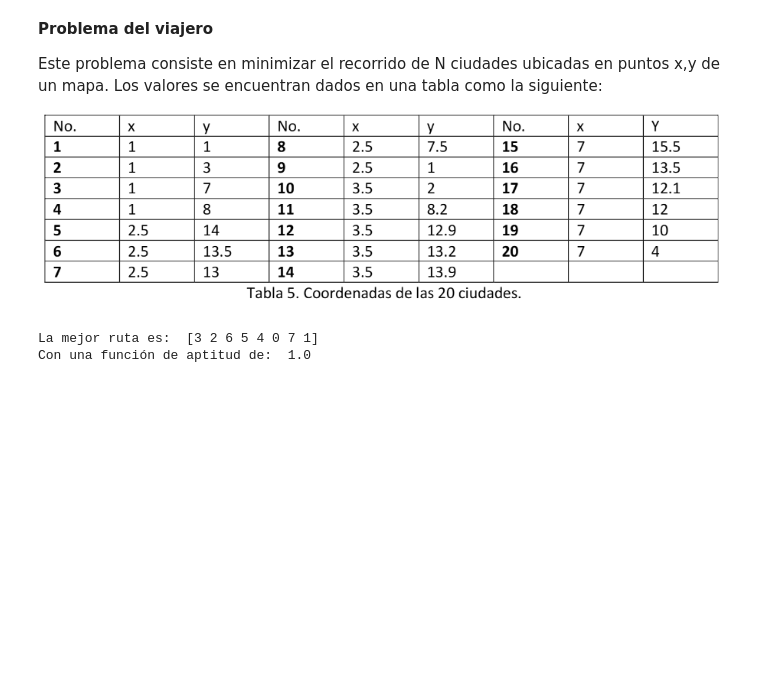
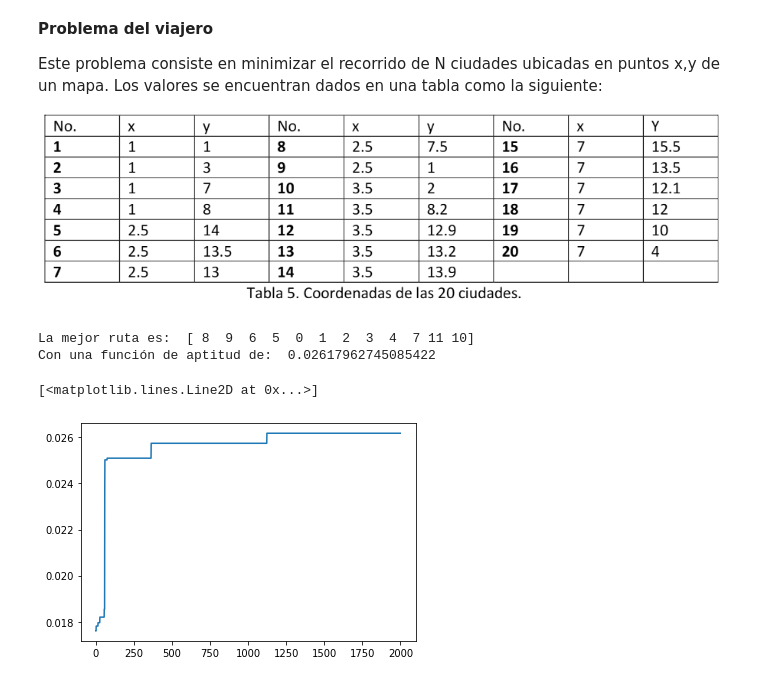
Before and after one commit to yalex1402/AI_Course, a Jupyter notebook: GeneticAlgorithms.ipynb, the cells around one changed output. Cells and saved outputs as stored; diff of their text form; code cells hidden in the pictures; blank space fills up the shorter version.

```diff
--- a/GeneticAlgorithms.ipynb
+++ b/GeneticAlgorithms.ipynb
@@ -117,13 +117,15 @@ import matplotlib.pyplot as plt
 
 #PARAMETERS
 
-MAX_ITERATION = 200 #Number of iterations to do
-CHROMOSOME_NUMBER = 50 #Amount of possible solutions allowed per cycle
-GENES = 8 #Items in the problem
+MAX_ITERATION = 2000 #Number of iterations to do
+CHROMOSOME_NUMBER = 100 #Amount of possible solutions allowed per cycle
+GENES = 12 #Items in the problem
 
 #Probability specified with a number between 0 - 1
 CROSSING_PROBABILITY = 1.0
-MUTATION_PROBABILITY = 0.4
+MUTATION_PROBABILITY = 0.2
+
+plot_max_fa = np.zeros([MAX_ITERATION])
 
 #FITNESS FUNCTION
 
@@ -141,11 +143,10 @@ def FitnessFunction(solution):
         point_x2 = horizontal_position[solution[city+1]]
         point_y1 = vertical_position[solution[city]]
         point_y2 = vertical_position[solution[city+1]]
-
         #Linear distance between 2 adyacent cities
         distance += np.sqrt( (point_x1-point_x2)**2 + (point_y1-point_y2)**2 )
 
-        return 1.0/distance
+    return 1.0/distance
 
 def RouletteSelection():
     probabilities = fitness_function_result/np.sum(fitness_function_result)
@@ -154,13 +155,11 @@ def RouletteSelection():
     index_chromosome_selected = np.argmax(sum_of_probabilities > roulette)
     return index_chromosome_selected
 
+fitness_function_result = np.zeros([CHROMOSOME_NUMBER], dtype=np.float)
 population = np.zeros([CHROMOSOME_NUMBER, GENES], dtype=np.int)
-fitness_function_result = np.zeros([CHROMOSOME_NUMBER], dtype=np.float)
 for chromosome in range(CHROMOSOME_NUMBER):
     population[chromosome, :] = np.random.permutation(GENES)
     fitness_function_result[chromosome] = FitnessFunction(population[chromosome])
-
-plot_max_fa = []
 
 for iteration in range(MAX_ITERATION):
     #selection - best selection (parent1)
@@ -169,7 +168,7 @@ for iteration in range(MAX_ITERATION):
     first_city_selected = population[index_first_city_selected]
     second_city_selected = population[index_second_city_selected]
 
-    #cross: permutation one point
+   #cross: permutation one point
     if (np.random.rand() <= CROSSING_PROBABILITY):
         cross_point = np.random.randint(GENES)
         child1 = first_city_selected[0:cross_point]
@@ -185,32 +184,38 @@ for iteration in range(MAX_ITERATION):
 
     #mutation: order change
     if (np.random.rand() <= MUTATION_PROBABILITY):
         mut_point_c1 = np.random.randint(GENES-1)
         mut_point_c2 = np.random.randint(GENES-1)
 
         temp = child1[mut_point_c1]
         child1[mut_point_c1] = child1[mut_point_c2]
         child1[mut_point_c2] = temp
 
         temp = child2[mut_point_c1]
         child2[mut_point_c1] = child2[mut_point_c2]
         child2[mut_point_c2] = temp
 
     #evaluation
     eval_child1 = FitnessFunction(child1)
     eval_child2 = FitnessFunction(child2)
 
     #insertion - max
     if (eval_child1 > fitness_function_result[index_first_city_selected]):
         population[index_first_city_selected] = child1
         fitness_function_result[index_first_city_selected] = eval_child1
 
     if (eval_child2 > fitness_function_result[index_second_city_selected]):
         population[index_second_city_selected] = child2
         fitness_function_result[index_second_city_selected] = eval_child2
 
+    plot_max_fa[iteration] = fitness_function_result[np.argmax(fitness_function_result)]
+
 print('La mejor ruta es: ', population[np.argmax(fitness_function_result)])
 print('Con una función de aptitud de: ', fitness_function_result[np.argmax(fitness_function_result)])
+
+plt.plot(plot_max_fa)
 # %% [output]
-La mejor ruta es:  [3 2 6 5 4 0 7 1]
-Con una función de aptitud de:  1.0
+La mejor ruta es:  [ 8  9  6  5  0  1  2  3  4  7 11 10]
+Con una función de aptitud de:  0.02617962745085422
+[<matplotlib.lines.Line2D at 0x...>]
+[figure, added]
```
Also changed, not shown: parts of 1 cell of this notebook.
